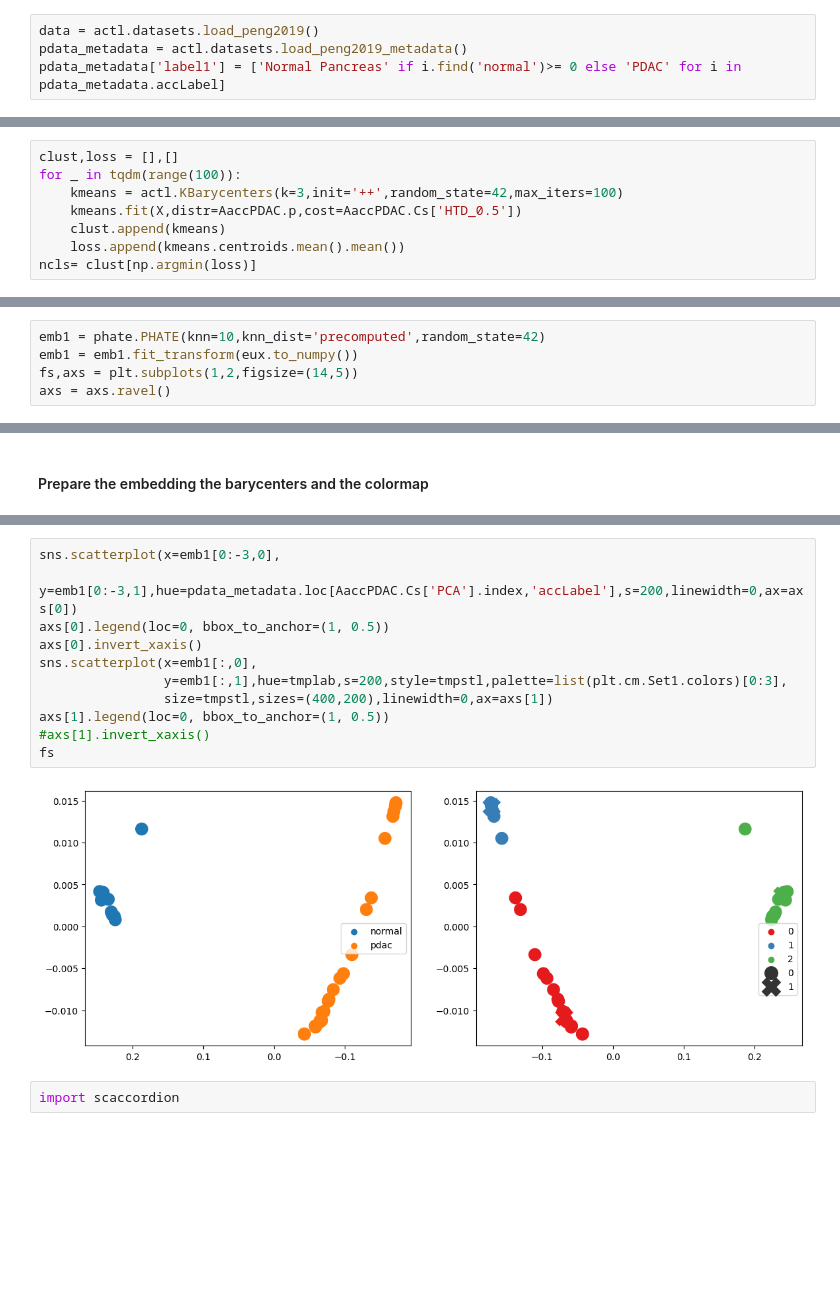
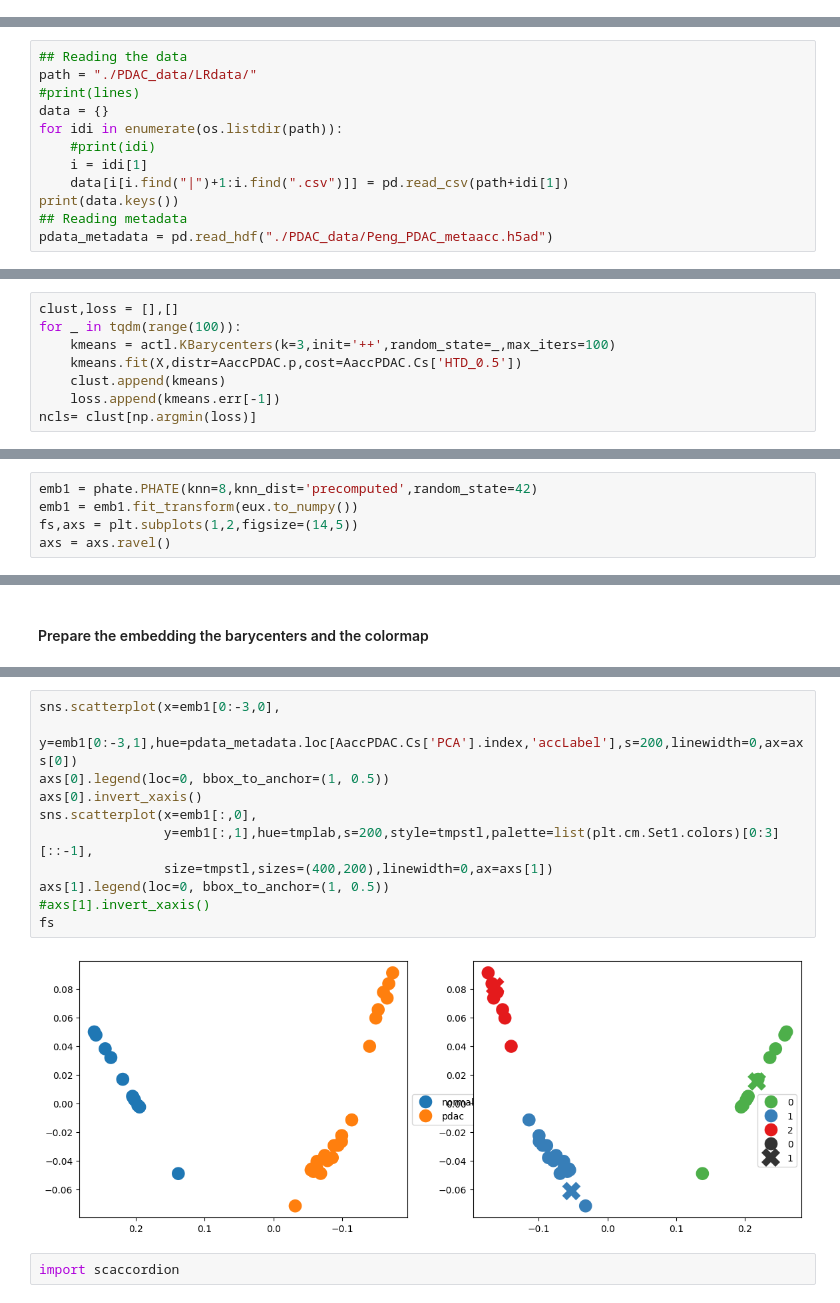
Before and after one commit to jsnagai/scACCorDiON, a Jupyter notebook: docs/source/notebooks/PDAC-Learning-distances-and-Clustering.ipynb, the cells around one changed output, grey strips where cells are left out. Drawn from its saved outputs; the diff is of its cells as text; blank space fills up the shorter version.

```diff
--- a/docs/source/notebooks/PDAC-Learning-distances-and-Clustering.ipynb
+++ b/docs/source/notebooks/PDAC-Learning-distances-and-Clustering.ipynb
@@ -34,7 +35,3 @@ warnings.filterwarnings("ignore")
 # %% [markdown]
 ### 1. Loading data and metadata
 Here, we explore the [Pancreas Adenocarcinoma Cohort](https://www.nature.com/articles/s41422-019-0195-y)(Peng et.al.,2019). The data available in scACCorDiON were pre-processed. The Ligand-Receptor inference were performed using the CellphoneDB methods (Efremova et. al., 2020) implemented in [LIANA](https://liana-py.readthedocs.io/en/latest/)(Dimitrov et. al.,2022). Networks were generated using [CrossTalkeR](https://costalab.github.io/CrossTalkeR/)(Nagai et. al., 2021)
-# %%
-data = actl.datasets.load_peng2019()
-pdata_metadata = actl.datasets.load_peng2019_metadata()
-pdata_metadata['label1'] = ['Normal Pancreas' if i.find('normal')>= 0 else 'PDAC' for i in pdata_metadata.accLabel]
@@ -44,0 +73,12 @@ data = {i:data[i] for i in data.keys()  if i.find("_x_") < 0 }
+# %%
+## Reading the data
+path = "./PDAC_data/LRdata/"
+#print(lines)
+data = {}
+for idi in enumerate(os.listdir(path)):
+	#print(idi)
+	i = idi[1]
+	data[i[i.find("|")+1:i.find(".csv")]] = pd.read_csv(path+idi[1])
+print(data.keys())
+## Reading metadata
+pdata_metadata = pd.read_hdf("./PDAC_data/Peng_PDAC_metaacc.h5ad")
@@ -108,10 +158,10 @@ X =np.round(AaccPDAC.wdist['HTD_0.5'].loc[AaccPDAC.wdist['HTD_0.5'].index,AaccPD
 # %%
 clust,loss = [],[]
 for _ in tqdm(range(100)):
-    kmeans = actl.KBarycenters(k=3,init='++',random_state=42,max_iters=100)
+    kmeans = actl.KBarycenters(k=3,init='++',random_state=_,max_iters=100)
     kmeans.fit(X,distr=AaccPDAC.p,cost=AaccPDAC.Cs['HTD_0.5'])
     clust.append(kmeans)
-    loss.append(kmeans.centroids.mean().mean())
+    loss.append(kmeans.err[-1])
 ncls= clust[np.argmin(loss)]
 # %% [markdown]
 ### 5.2.2 Updating the distance matrix with the Barycenters
@@ -140,7 +190,7 @@ tmpstl = ['0']*len(AaccPDAC.p.columns)+['1']*3
 # %%
 import phate
 # %%
-emb1 = phate.PHATE(knn=10,knn_dist='precomputed',random_state=42)
+emb1 = phate.PHATE(knn=8,knn_dist='precomputed',random_state=42)
 emb1 = emb1.fit_transform(eux.to_numpy())
 fs,axs = plt.subplots(1,2,figsize=(14,5))
 axs = axs.ravel()
@@ -165,16 +216,16 @@ vtxcmap = {i[1]:plt.cm.tab10.colors[i[0]] for i in enumerate(AaccPDAC.nodes)}
 # %%
 sns.scatterplot(x=emb1[0:-3,0],
                 y=emb1[0:-3,1],hue=pdata_metadata.loc[AaccPDAC.Cs['PCA'].index,'accLabel'],s=200,linewidth=0,ax=axs[0])
 axs[0].legend(loc=0, bbox_to_anchor=(1, 0.5))
 axs[0].invert_xaxis()
 sns.scatterplot(x=emb1[:,0],
-                y=emb1[:,1],hue=tmplab,s=200,style=tmpstl,palette=list(plt.cm.Set1.colors)[0:3],
+                y=emb1[:,1],hue=tmplab,s=200,style=tmpstl,palette=list(plt.cm.Set1.colors)[0:3][::-1],
                 size=tmpstl,sizes=(400,200),linewidth=0,ax=axs[1])
 axs[1].legend(loc=0, bbox_to_anchor=(1, 0.5))
 #axs[1].invert_xaxis()
 fs
 # %% [output]
-[figure, old version]
+[figure, new version]
 # %%
 import scaccordion
 # %%
```
Also changed, not shown: parts of 13 cells of this notebook, 1 other file.
